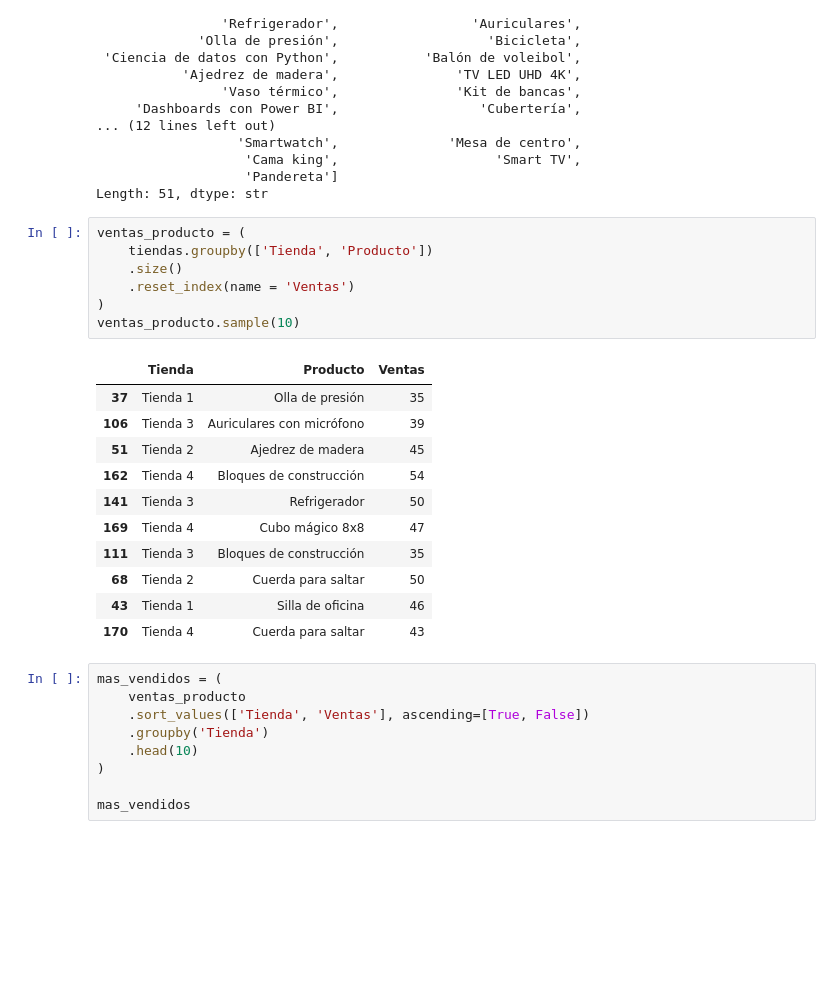
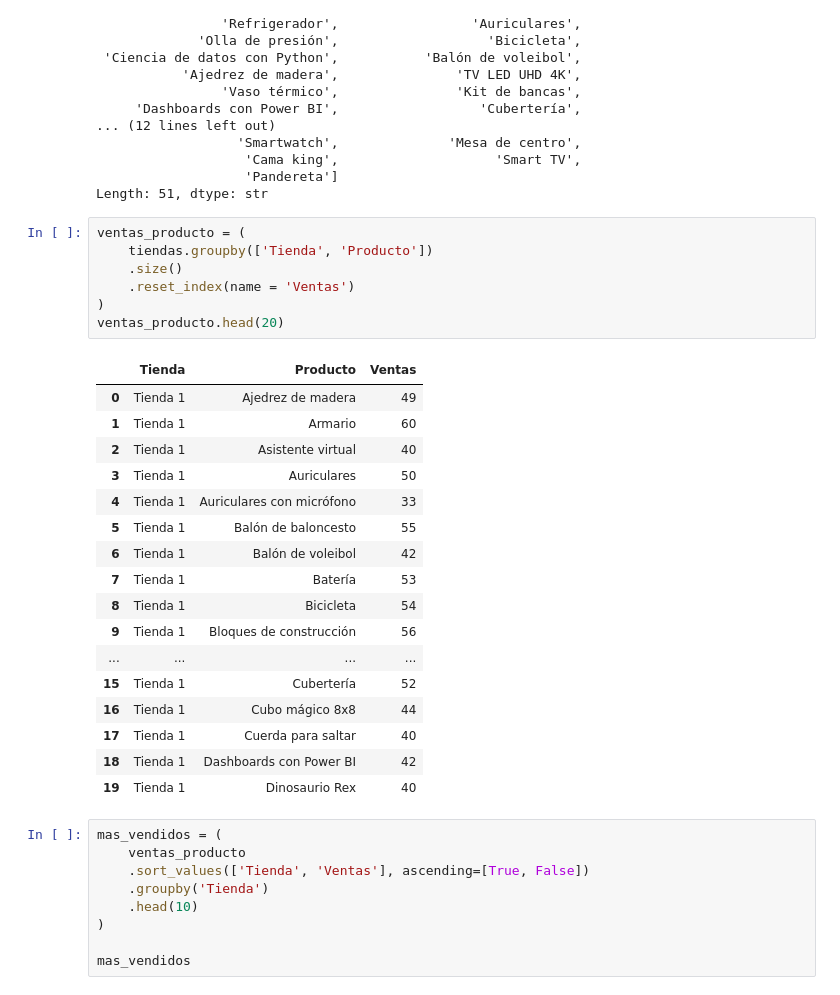
Before and after one commit to AndreaCisneros/challenge-alura-store, a Jupyter notebook: Alura-store.ipynb, the cells around one changed output. Saved outputs shown, nothing was run; the diff lists cells and outputs as text; blank space fills up the shorter version.

```diff
--- a/Alura-store.ipynb
+++ b/Alura-store.ipynb
@@ -223,22 +270,28 @@ Length: 51, dtype: str
 # %%
 ventas_producto = (
     tiendas.groupby(['Tienda', 'Producto'])
     .size()
     .reset_index(name = 'Ventas')
 )
-ventas_producto.sample(10)
+ventas_producto.head(20)
 # %% [output]
 |  | Tienda | Producto | Ventas |
-| 37 | Tienda 1 | Olla de presión | 35 |
-| 106 | Tienda 3 | Auriculares con micrófono | 39 |
-| 51 | Tienda 2 | Ajedrez de madera | 45 |
-| 162 | Tienda 4 | Bloques de construcción | 54 |
-| 141 | Tienda 3 | Refrigerador | 50 |
-| 169 | Tienda 4 | Cubo mágico 8x8 | 47 |
-| 111 | Tienda 3 | Bloques de construcción | 35 |
-| 68 | Tienda 2 | Cuerda para saltar | 50 |
-| 43 | Tienda 1 | Silla de oficina | 46 |
-| 170 | Tienda 4 | Cuerda para saltar | 43 |
+| 0 | Tienda 1 | Ajedrez de madera | 49 |
+| 1 | Tienda 1 | Armario | 60 |
+| 2 | Tienda 1 | Asistente virtual | 40 |
+| 3 | Tienda 1 | Auriculares | 50 |
+| 4 | Tienda 1 | Auriculares con micrófono | 33 |
+| 5 | Tienda 1 | Balón de baloncesto | 55 |
+| 6 | Tienda 1 | Balón de voleibol | 42 |
+| 7 | Tienda 1 | Batería | 53 |
+| 8 | Tienda 1 | Bicicleta | 54 |
+| 9 | Tienda 1 | Bloques de construcción | 56 |
+| ... | ... | ... | ... |
+| 15 | Tienda 1 | Cubertería | 52 |
+| 16 | Tienda 1 | Cubo mágico 8x8 | 44 |
+| 17 | Tienda 1 | Cuerda para saltar | 40 |
+| 18 | Tienda 1 | Dashboards con Power BI | 42 |
+| 19 | Tienda 1 | Dinosaurio Rex | 40 |
 # %%
 mas_vendidos = (
     ventas_producto
```
Also changed, not shown: parts of 20 cells of this notebook, 17 other files.
